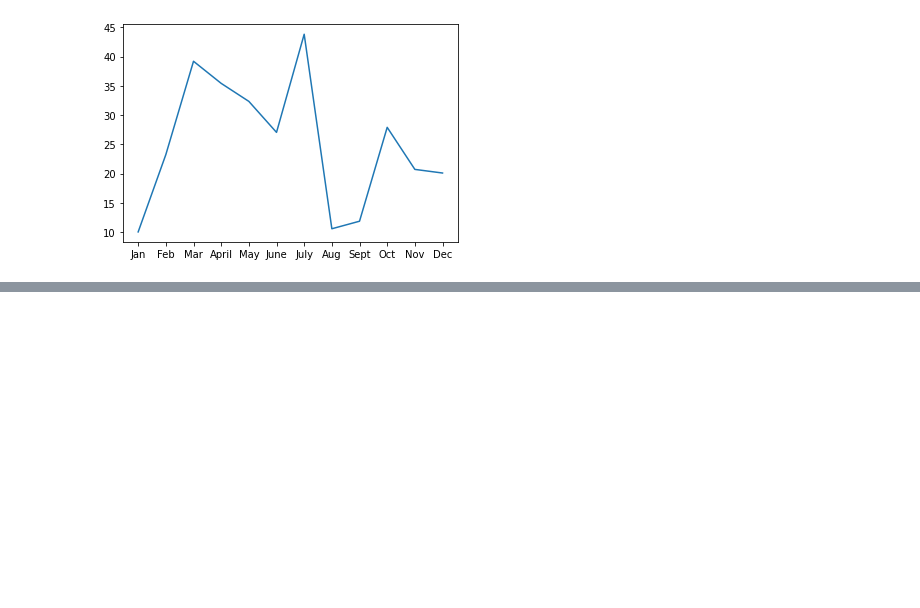
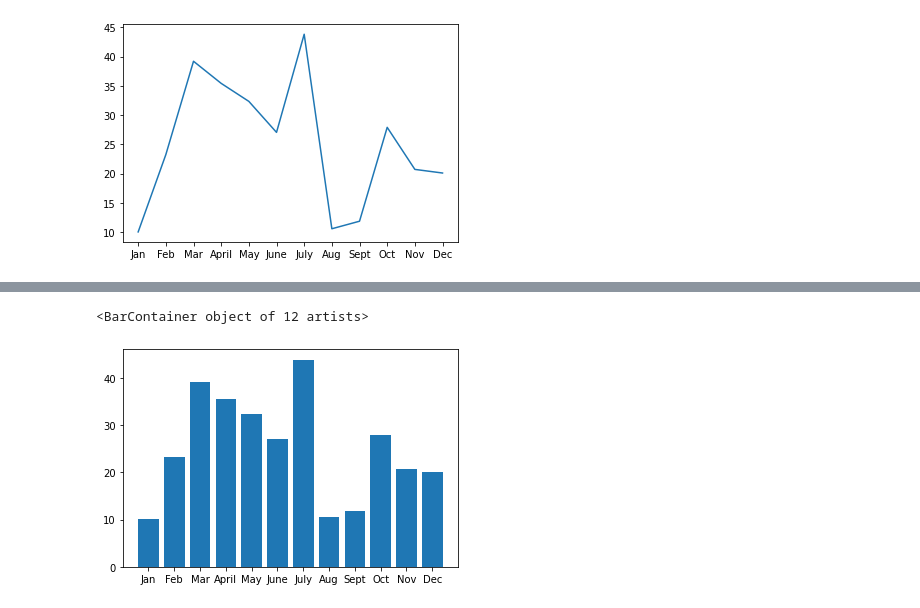
Before and after one commit to melpatjen16/PyBer_Analysis, a Jupyter notebook: matplotlib_practice.ipynb, the cells around one changed output, grey strips where cells are left out. Cells and saved outputs as stored; diff of their text form; code cells hidden in the pictures; blank space fills up the shorter version.

```diff
--- a/matplotlib_practice.ipynb
+++ b/matplotlib_practice.ipynb
@@ -17,0 +64,6 @@ plt.plot(x_axis, y_axis)
+# %%
+# Create the plot
+plt.bar(x_axis, y_axis)
+# %% [output]
+<BarContainer object of 12 artists>
+[figure, added]
```
Also changed, not shown: parts of 18 cells of this notebook.
